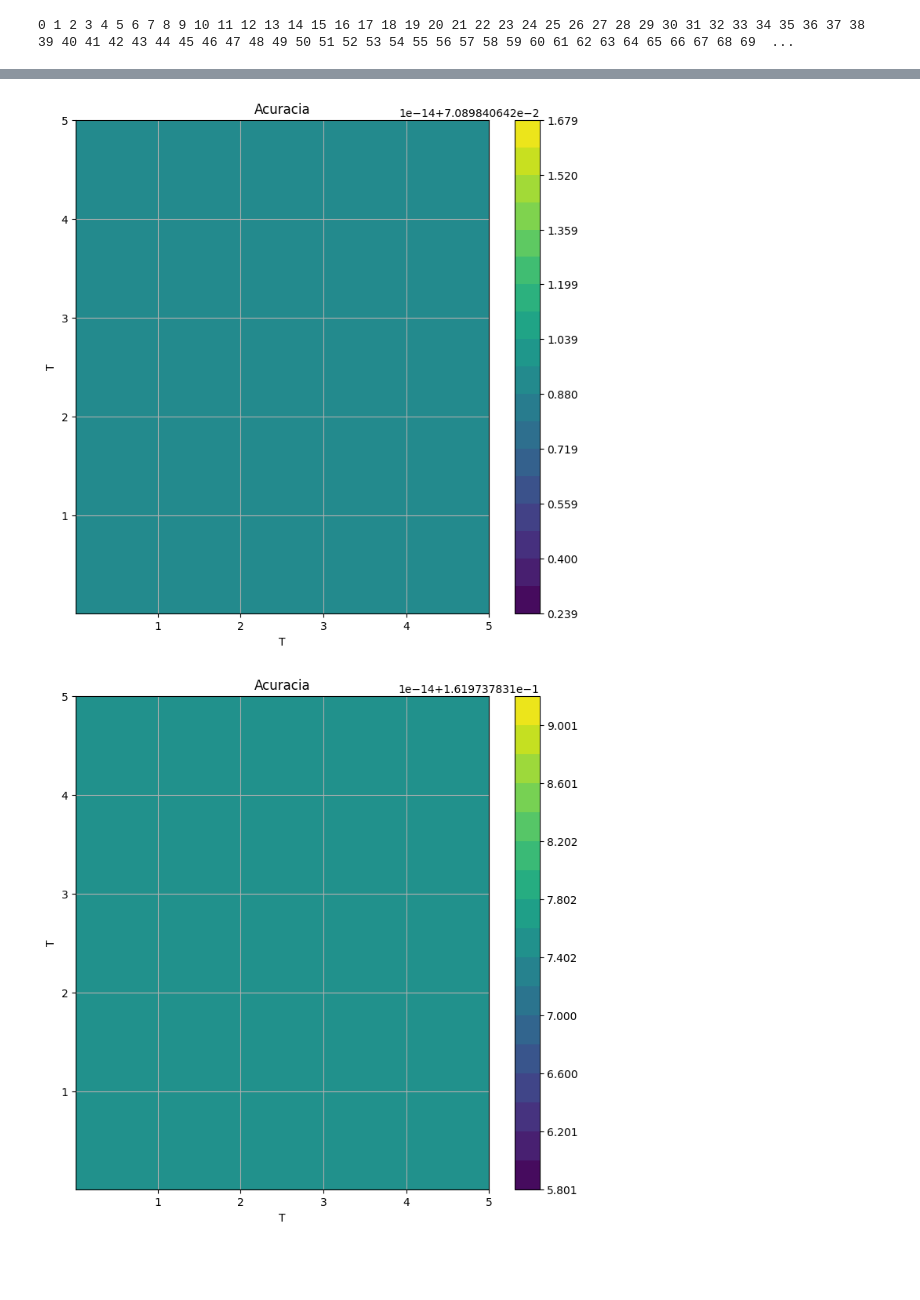
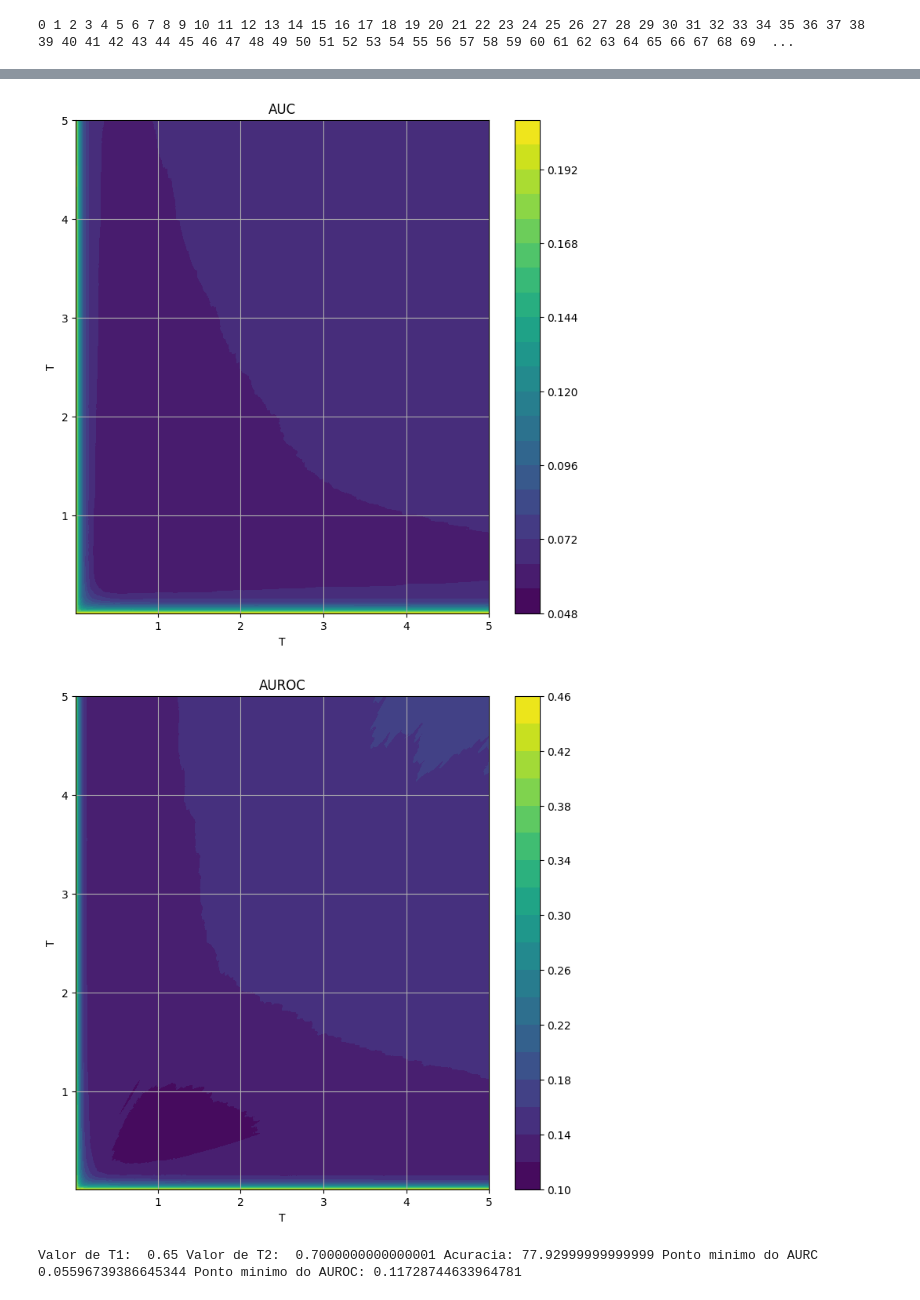
Before and after one commit to LuigipDoria/Estimacao_de_Incerteza, a Jupyter notebook: Temperatura_incerteza.ipynb, the cells around one changed output, grey strips where cells are left out. Cells and saved outputs as stored; diff of their text form; code cells hidden in the pictures; blank space fills up the shorter version.

Commit message:
Atualizando os graficos

```diff
--- a/Temperatura_incerteza.ipynb
+++ b/Temperatura_incerteza.ipynb
@@ -43,0 +145,20 @@ Files already downloaded and verified
+# %%
+T = np.arange(0.01,5.01,0.01)
+
+g1 = plot_graph(T,correct_list)
+
+g2 = plot_graph(T,covarege_list)
+
+g3 = plot_graph(T,auc_list)
+
+g4 = plot_graph(T,auroc_list)
+
+#g2.savefig("./Graficos/Temperatura/Cifar100/Normal/AUC_Ensemble.jpeg")
+#g1.savefig("./Graficos/Temperatura/Cifar100/Normal/acuracia_Ensemble.jpeg")
+
+plt.show()
+
+t = T[auc_list.index(min(auc_list))]
+acuracia = (1-correct_list[auc_list.index(min(auc_list))])*100
+auroc2 = auroc_list_Tdif[auc_list_Tdif.index(min(auc_list_Tdif))]
+print("Valor de T: ", t, "Acuracia:", acuracia, "Ponto minimo do AURC", min(auc_list), acuracia, "Ponto minimo do AUROC:", auroc2)
@@ -169,15 +425,15 @@ ax2.set_ylabel("T")
 pos2 = ax2.get_position()
 
 index = 0
-Correct = list()
+Correct2 = list()
 for i in range(500):
     aux = list()
     for j in range(500):
-        aux.append((1-correct_list_Tdif[index])*100)
+        aux.append((1-correct_list_Tdif2[index])*100)
         index += 1
-    Correct.append(aux)
+    Correct2.append(aux)
 
-ax2 = ax2.contourf(X, Y, Correct, levels=20)
+ax2 = ax2.contourf(X, Y, Correct2, levels=20)
 ax2.changed()
 cbar2 = plt.colorbar(ax2)
 
@@ -216,21 +472,21 @@ fig3 = plt.figure()
 fig3.set_size_inches(8.5, 8.5)
 ax3 = fig3.add_subplot()
 fig3.subplots_adjust(top=0.85)
-ax3.set_title("Acuracia")
+ax3.set_title("AUC")
 ax3.set_xlabel("T")
 ax3.set_ylabel("T")
 pos3 = ax3.get_position()
 
 index = 0
-auc = list()
+auc2 = list()
 for i in range(500):
     aux = list()
     for j in range(500):
-        aux.append(auc_list_Tdif[index])
+        aux.append(auc_list_Tdif2[index])
         index += 1
-    auc.append(aux)
+    auc2.append(aux)
 
-ax3 = ax3.contourf(X, Y, auc, levels=20)
+ax3 = ax3.contourf(X, Y, auc2, levels=20)
 ax3.changed()
 cbar3 = plt.colorbar(ax3)
 
@@ -241,21 +497,21 @@ fig4 = plt.figure()
 fig4.set_size_inches(8.5, 8.5)
 ax4 = fig4.add_subplot()
 fig4.subplots_adjust(top=0.85)
-ax4.set_title("Acuracia")
+ax4.set_title("AUROC")
 ax4.set_xlabel("T")
 ax4.set_ylabel("T")
 pos4 = ax4.get_position()
 
 index = 0
-auroc = list()
+auroc2 = list()
 for i in range(500):
     aux = list()
     for j in range(500):
-        aux.append(auroc_list_Tdif[index])
+        aux.append(auroc_list_Tdif2[index])
         index += 1
-    auroc.append(aux)
+    auroc2.append(aux)
 
-ax4 = ax4.contourf(X, Y, auroc, levels=20)
+ax4 = ax4.contourf(X, Y, auroc2, levels=20)
 ax4.changed()
 cbar4 = plt.colorbar(ax4)
 
@@ -273,8 +529,9 @@ for i in T:
         valor12.append(i)
         valor22.append(j)
 
-#t12 = valor12[auc22.index(min(auc22))]
-#t22 = valor22[auc22.index(min(auc22))]
-#acuracia2 = (1-correct22[auc22.index(min(auc22))])*100
-#print(t12,t22, min(auc22), acuracia2)
+t12 = valor12[auc_list_Tdif2.index(min(auc_list_Tdif2))]
+t22 = valor22[auc_list_Tdif2.index(min(auc_list_Tdif2))]
+acuracia = (1-correct_list_Tdif2[auc_list_Tdif2.index(min(auc_list_Tdif2))])*100
+auroc2 = auroc_list_Tdif2[auc_list_Tdif2.index(min(auc_list_Tdif2))]
+print("Valor de T1: ", t12, "Valor de T2: ", t22, "Acuracia:", acuracia, "Ponto minimo do AURC", min(auc_list_Tdif2), "Ponto minimo do AUROC:", auroc2)
 # %% [output]
@@ -282,2 +539,3 @@ for i in T:
-[figure, old version]
+[figure, new version]
-[figure, old version]
+[figure, new version]
+Valor de T1:  0.65 Valor de T2:  0.7000000000000001 Acuracia: 77.92999999999999 Ponto minimo do AURC 0.05596739386645344 Ponto minimo do AUROC: 0.11728744633964781
```
Also changed, not shown: parts of 10 cells of this notebook, 2 other files.
